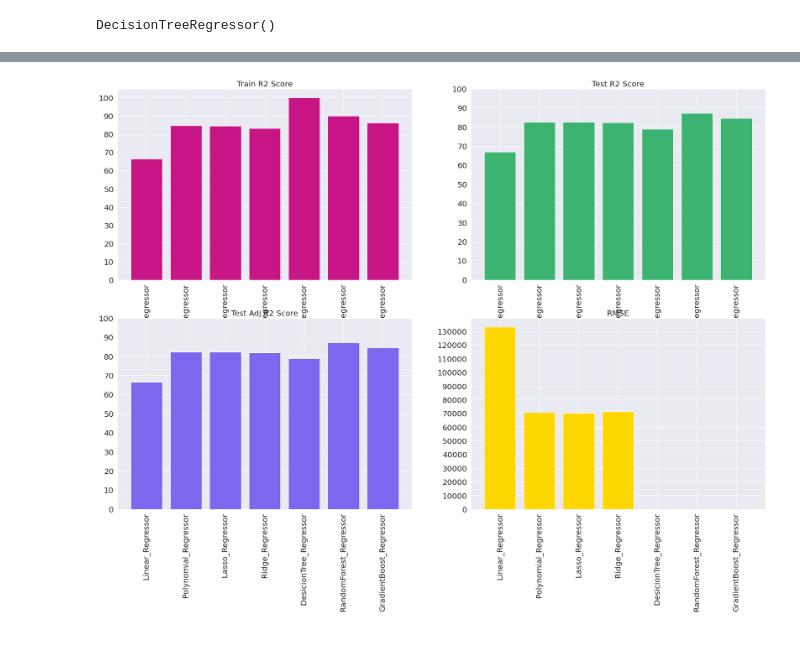
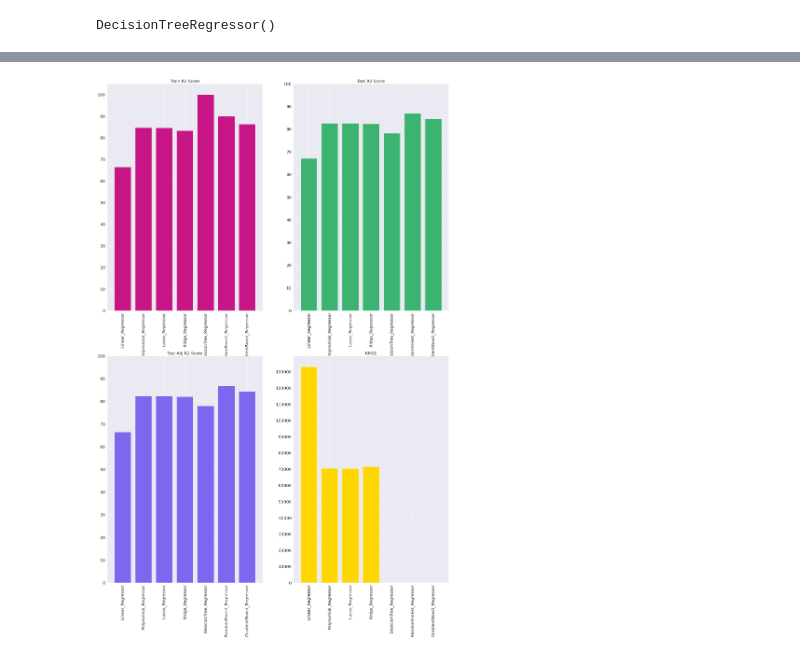
Before and after one commit to SethupathyM/Bike_Demand_Prediction, a Jupyter notebook: Bike_Demand_Prediction.ipynb, the cells around one changed output, grey strips where cells are left out. Drawn from its saved outputs; the diff is of its cells as text; code cells hidden in the pictures.

```diff
--- a/Bike_Demand_Prediction.ipynb
+++ b/Bike_Demand_Prediction.ipynb
@@ -853,19 +853,19 @@ Model_perform
 # %%
 # Visualization of model scores
 lst = [model_R2_Train,model_R2_Test,model_adjR2_Test,model_RMSE]
 colors = ['mediumvioletred','mediumseagreen','mediumslateblue','gold']
 title = ['Train R2 Score','Test R2 Score','Test Adj R2 Score','RMSE']
 
-plt.figure(figsize = (30,20))
+plt.figure(figsize = (30,45))
 sns.set_theme()
 for i in enumerate(lst):
   plt.subplot(2, 2,i[0]+1)
   plt.bar(model,i[1],color = colors[i[0]])
   plt.xticks(rotation = 90,fontsize = 20)
   if i[1] == model_RMSE:
     plt.yticks(list(range(0,140000,10000)),fontsize = 20)
   else:
     plt.yticks(list(range(0,101,10)),fontsize = 20)
   plt.title(title[i[0]],fontsize = 20)
 # %% [output]
-[figure, old version]
+[figure, new version]
```
Also changed, not shown: parts of 11 cells of this notebook.
